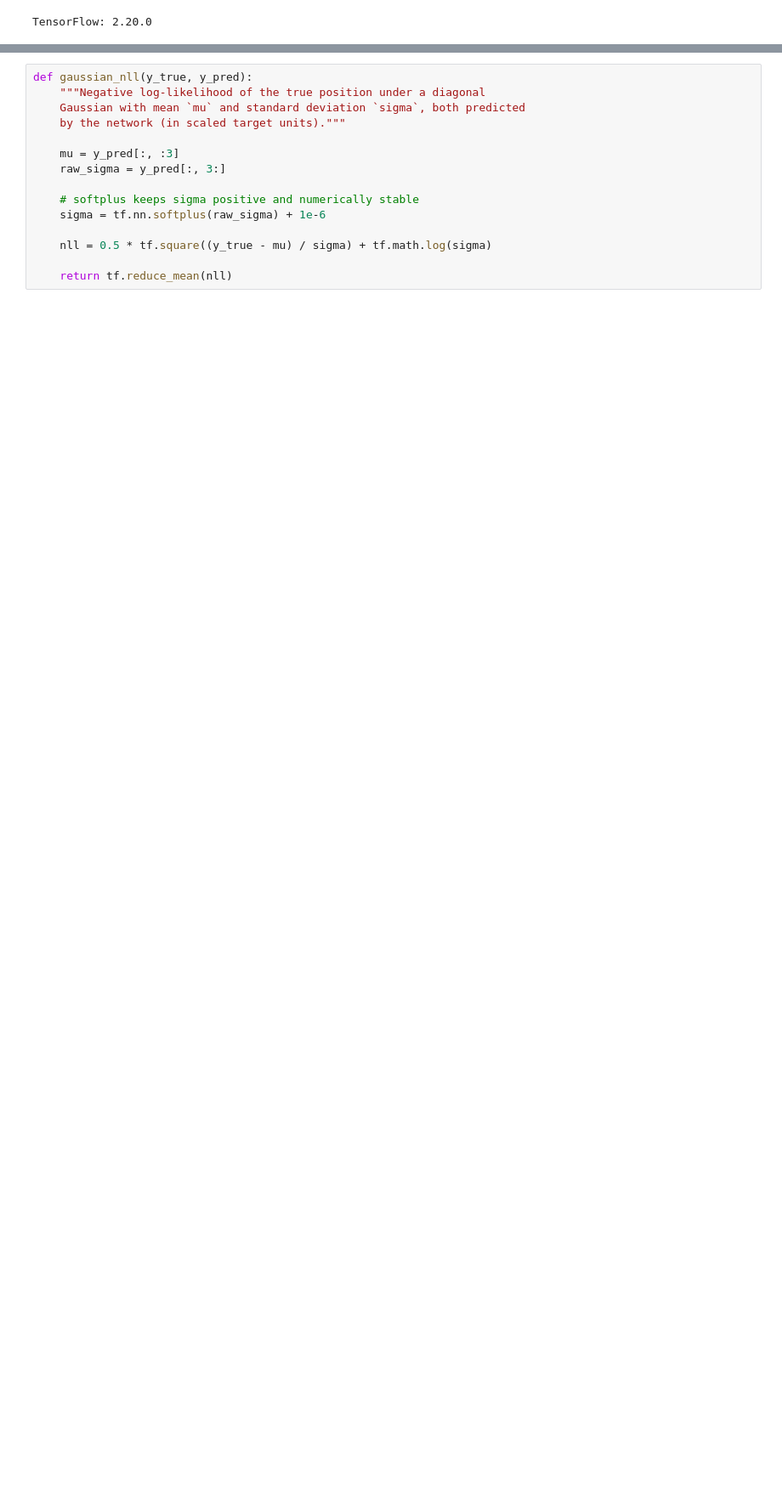
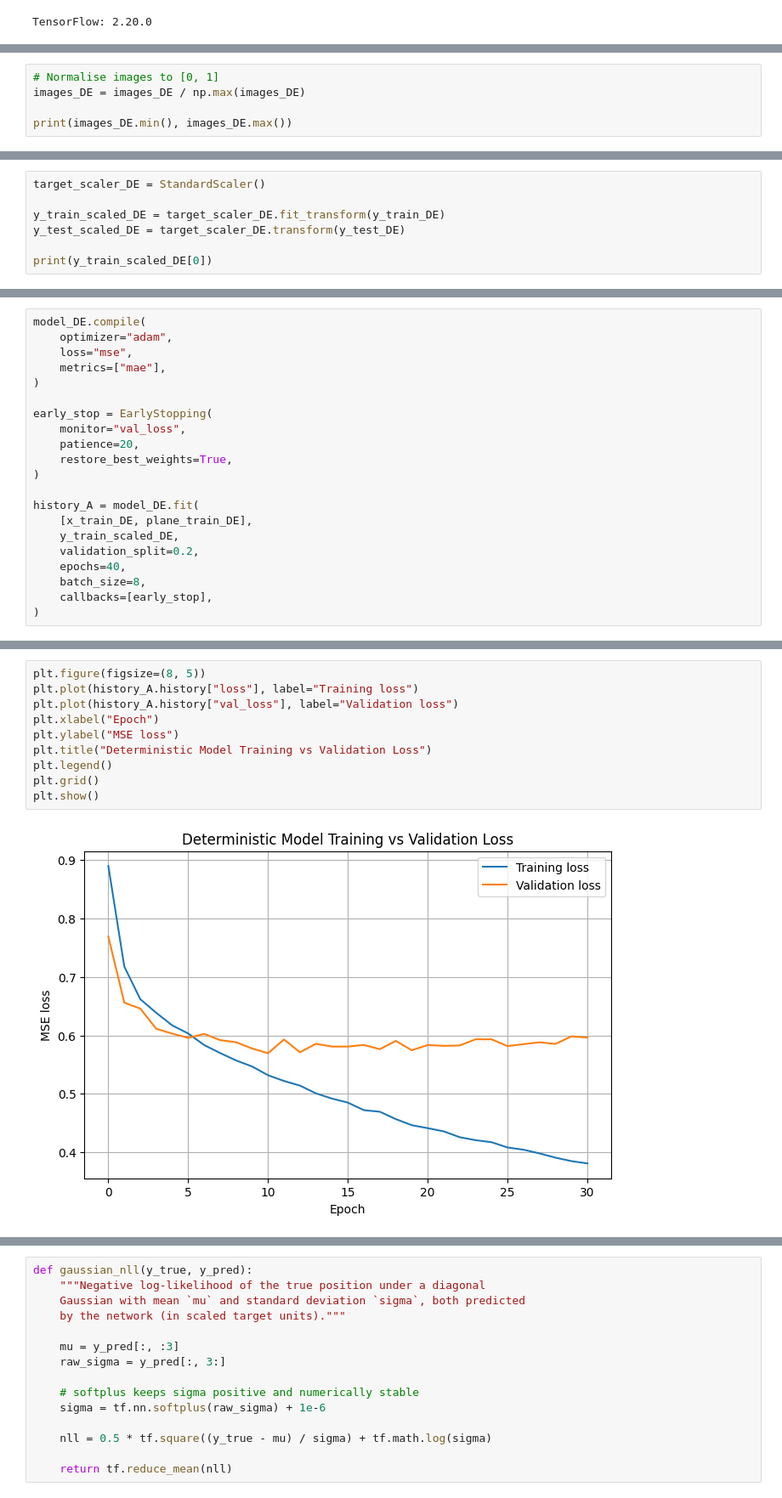
Before and after one commit to mw2304/SummerProject2026, a Jupyter notebook: combined_cnn_models.ipynb, the cells around one changed output, grey strips where cells are left out. Shown at 85% size. Saved outputs shown, nothing was run; the diff lists cells and outputs as text; blank space fills up the shorter version.

```diff
--- a/combined_cnn_models.ipynb
+++ b/combined_cnn_models.ipynb
@@ -771,0 +236,5 @@ Model: "functional_1"
+# %%
+# Normalise images to [0, 1]
+images_DE = images_DE / np.max(images_DE)
+
+print(images_DE.min(), images_DE.max())
@@ -771,0 +270,7 @@ Model: "functional_1"
+# %%
+target_scaler_DE = StandardScaler()
+
+y_train_scaled_DE = target_scaler_DE.fit_transform(y_train_DE)
+y_test_scaled_DE = target_scaler_DE.transform(y_test_DE)
+
+print(y_train_scaled_DE[0])
@@ -771,0 +321,21 @@ Model: "functional_1"
+# %%
+model_DE.compile(
+    optimizer="adam",
+    loss="mse",
+    metrics=["mae"],
+)
+
+early_stop = EarlyStopping(
+    monitor="val_loss",
+    patience=20,
+    restore_best_weights=True,
+)
+
+history_A = model_DE.fit(
+    [x_train_DE, plane_train_DE],
+    y_train_scaled_DE,
+    validation_split=0.2,
+    epochs=40,
+    batch_size=8,
+    callbacks=[early_stop],
+)
@@ -771,0 +362,12 @@ Model: "functional_1"
+# %%
+plt.figure(figsize=(8, 5))
+plt.plot(history_A.history["loss"], label="Training loss")
+plt.plot(history_A.history["val_loss"], label="Validation loss")
+plt.xlabel("Epoch")
+plt.ylabel("MSE loss")
+plt.title("Deterministic Model Training vs Validation Loss")
+plt.legend()
+plt.grid()
+plt.show()
+# %% [output]
+[figure, added]
```
Also changed, not shown: parts of 138 cells of this notebook.
